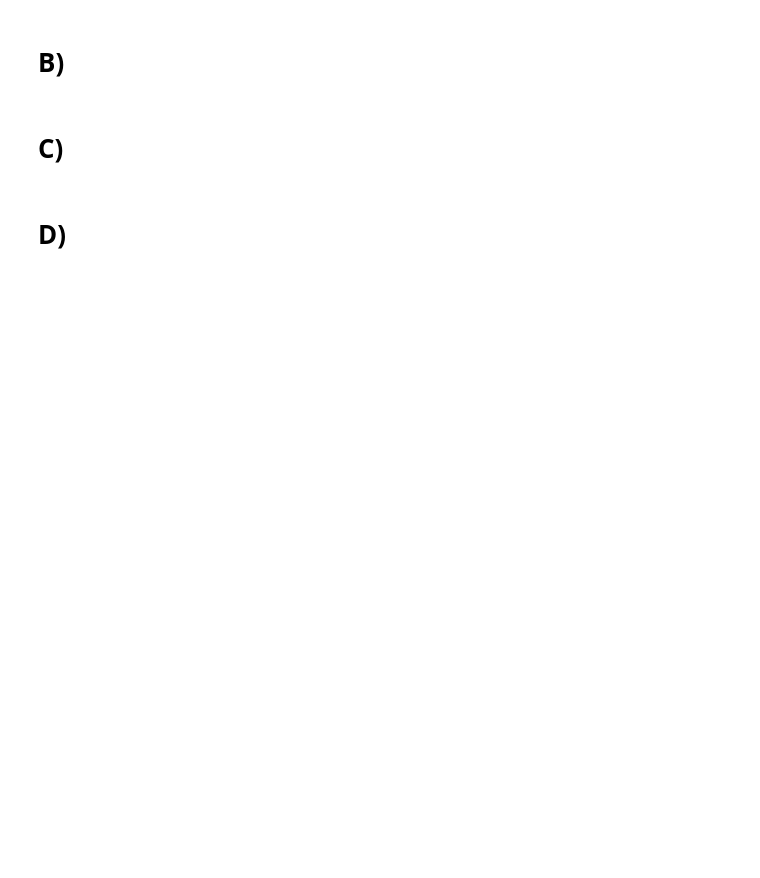
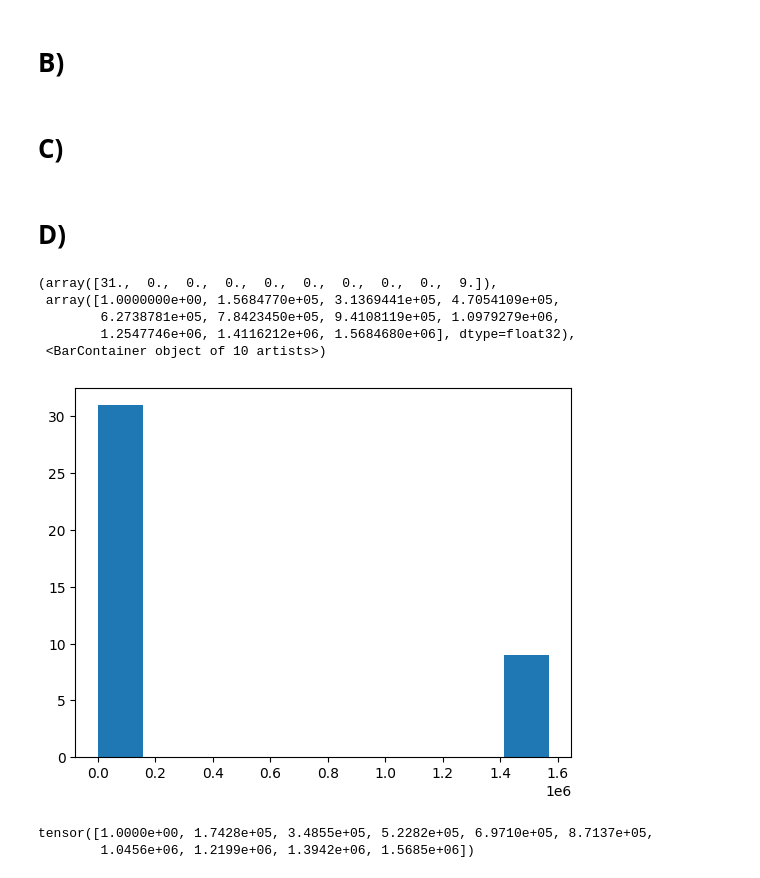
Before and after one commit to alireza-astane/Neuroscience_Project, a Jupyter notebook: results3.ipynb, the cells around one changed output. Saved outputs shown, nothing was run; the diff lists cells and outputs as text; code cells hidden in the pictures; blank space fills up the shorter version.

Commit message:
add vs Ns plots

```diff
--- a/results3.ipynb
+++ b/results3.ipynb
@@ -49,0 +66,14 @@ for i in range(8):
+# %%
+plt.hist(avalanches_size.cpu().numpy(),10)
+# %% [output]
+(array([31.,  0.,  0.,  0.,  0.,  0.,  0.,  0.,  0.,  9.]),
+ array([1.0000000e+00, 1.5684770e+05, 3.1369441e+05, 4.7054109e+05,
+        6.2738781e+05, 7.8423450e+05, 9.4108119e+05, 1.0979279e+06,
+        1.2547746e+06, 1.4116212e+06, 1.5684680e+06], dtype=float32),
+ <BarContainer object of 10 artists>)
+[figure, added]
+# %%
+np.linspace(avalanches_size.min().cpu() , avalanches_size.max().cpu() , 10  )
+# %% [output]
+tensor([1.0000e+00, 1.7428e+05, 3.4855e+05, 5.2282e+05, 6.9710e+05, 8.7137e+05,
+        1.0456e+06, 1.2199e+06, 1.3942e+06, 1.5685e+06])
```
Also changed, not shown: parts of 8 cells of this notebook, 3 other files.
